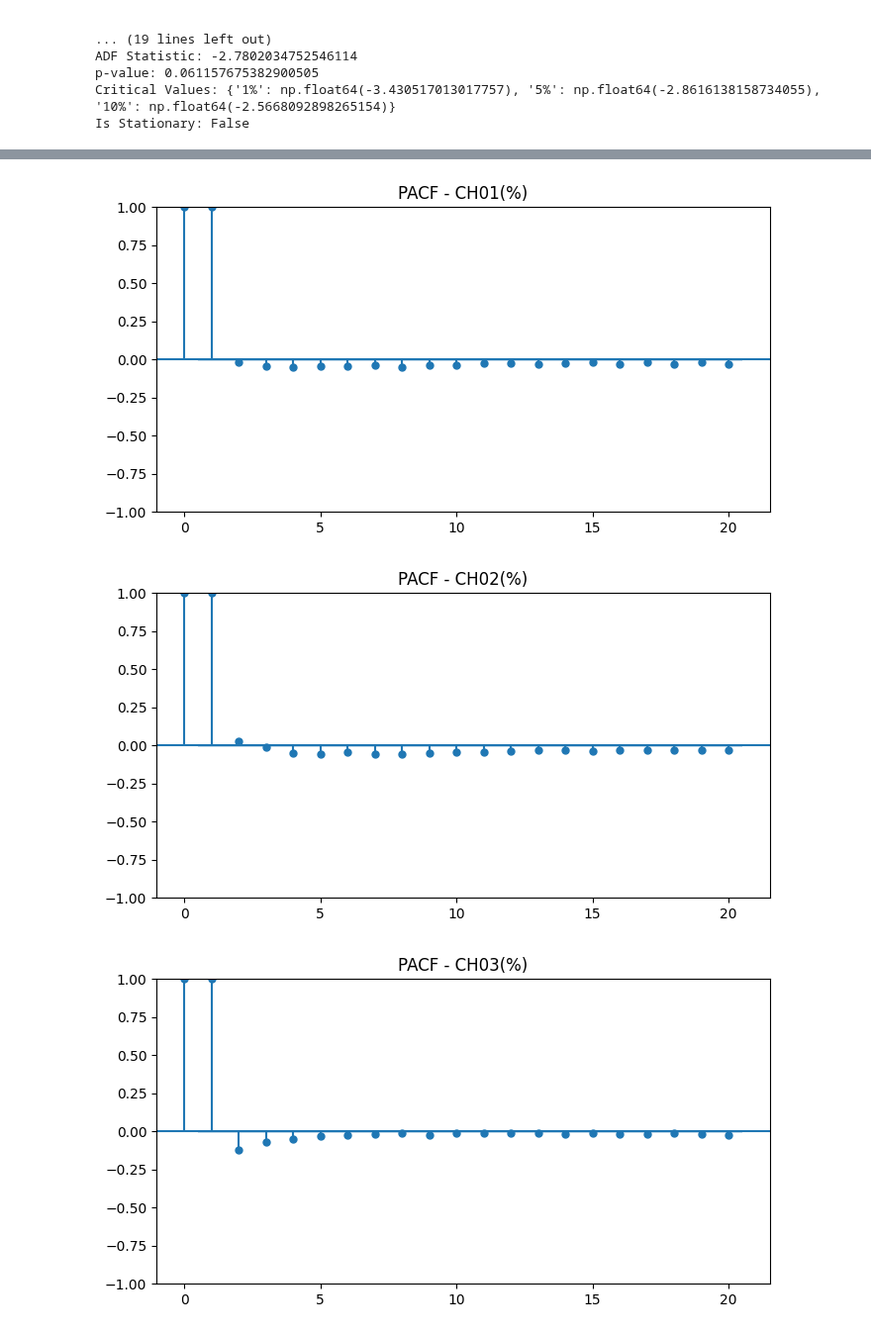
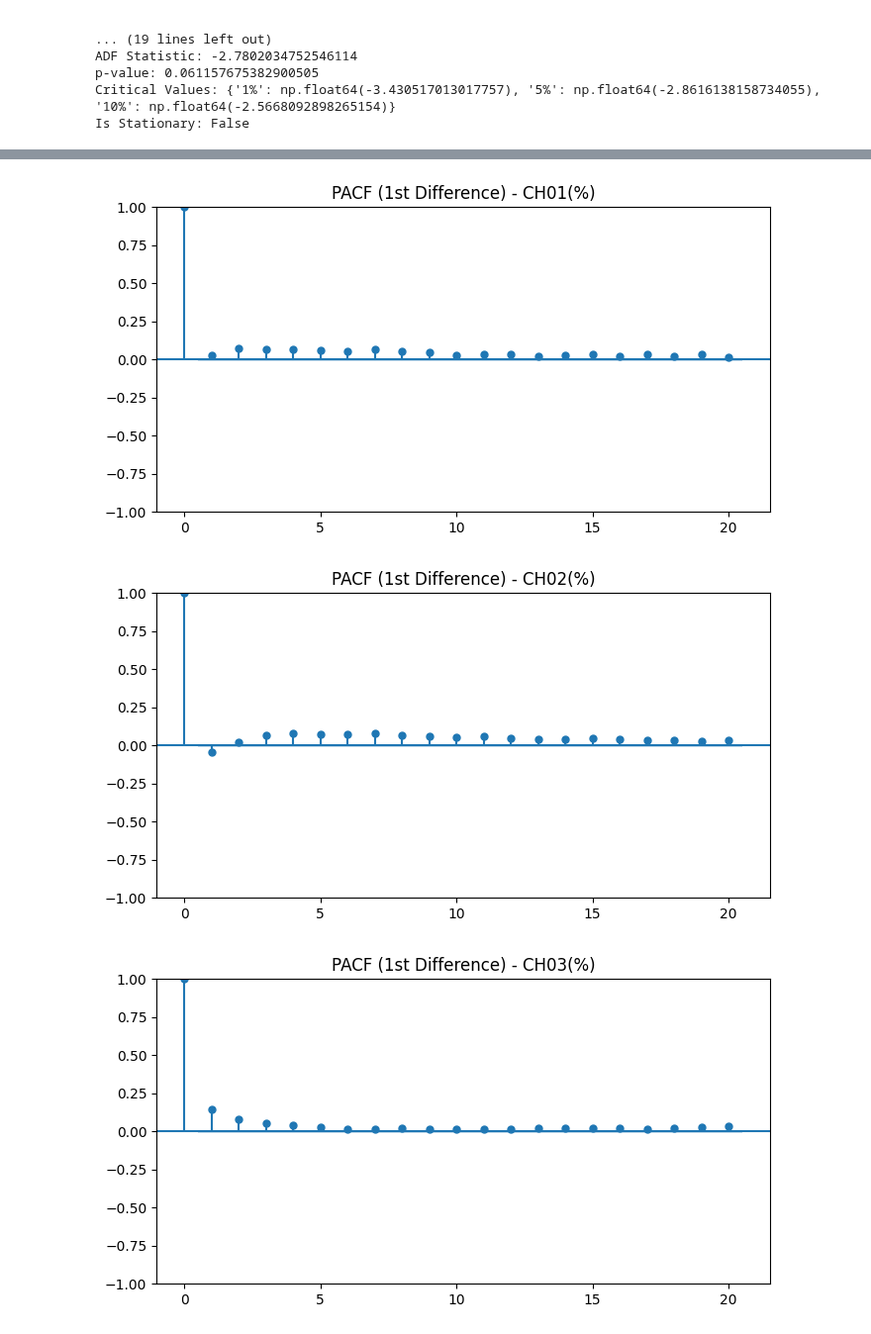
Before and after one commit to SulaimanTajuddin/TSA-F-Humidity-Warehouse, a Jupyter notebook: TSA-SARIMA (RawData2).ipynb, the cells around one changed output, grey strips where cells are left out. Shown at 99% size. Drawn from its saved outputs; the diff is of its cells as text; code cells hidden in the pictures.

```diff
--- a/TSA-SARIMA (RawData2).ipynb
+++ b/TSA-SARIMA (RawData2).ipynb
@@ -175,6 +175,8 @@ Is Stationary: False
 # %%
 first_diff = combined_df.diff()
 first_diff.dropna(inplace=True)
+second_diff = combined_df.diff().diff()
+second_diff.dropna(inplace=True)
 # %%
 plt.figure(figsize=(12,5))
 for col in first_diff.columns:
@@ -217,10 +254,16 @@ for col in first_diff.columns:
 # %%
-for column in combined_df.columns:
+for column in first_diff.columns:
     fig, ax = plt.subplots(figsize=(8, 4))
     # 'method' can be 'yw' (default) or 'ols'
-    plot_pacf(combined_df[column].dropna(), lags=20, ax=ax, title=f'PACF - {column}')
+    plot_pacf(first_diff[column].dropna(), lags=20, ax=ax, title=f'PACF (1st Difference) - {column}')
     plt.show()
+
+for column in second_diff.columns:
+    fig, ax = plt.subplots(figsize=(8, 4))
+    # 'method' can be 'yw' (default) or 'ols'
+    plot_pacf(second_diff[column].dropna(), lags=20, ax=ax, title=f'PACF (2nd Difference) - {column}')
+    plt.show()
 # %% [output]
-[figure, old version]
+[figure, new version]
-[figure, old version]
+[figure, new version]
-[figure, old version]
+[figure, new version]
```
Also changed, not shown: parts of 10 cells of this notebook, 1 other file.
